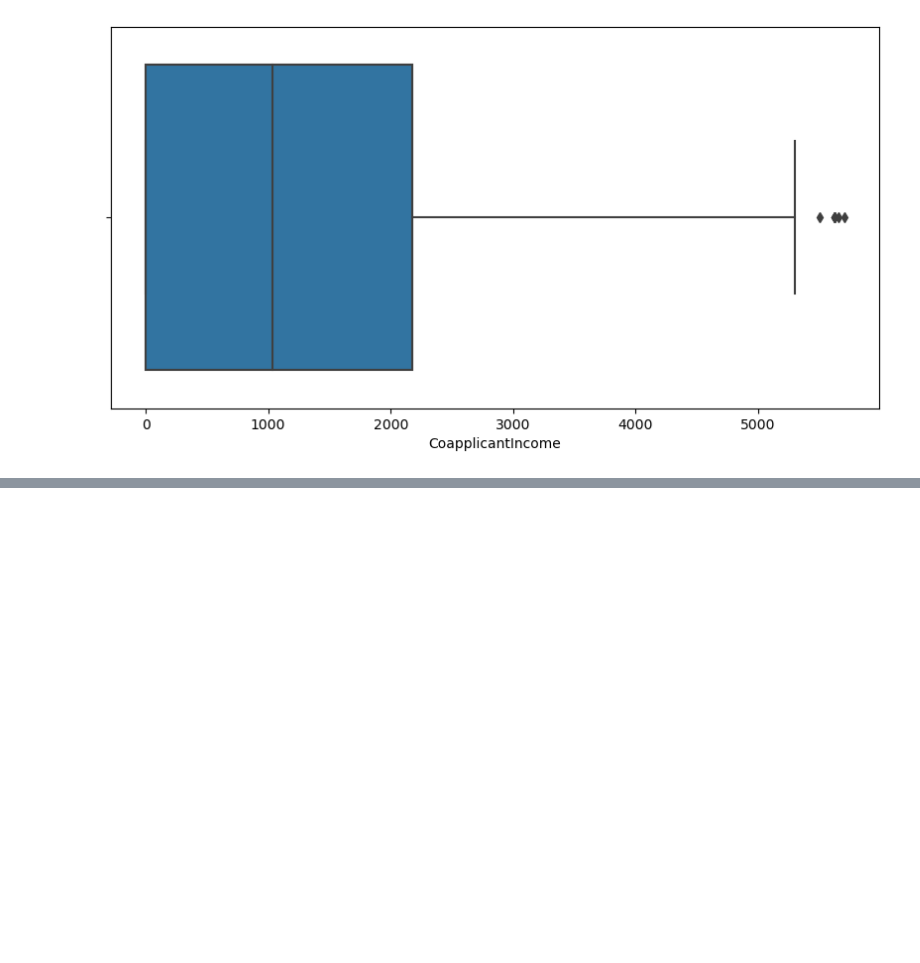
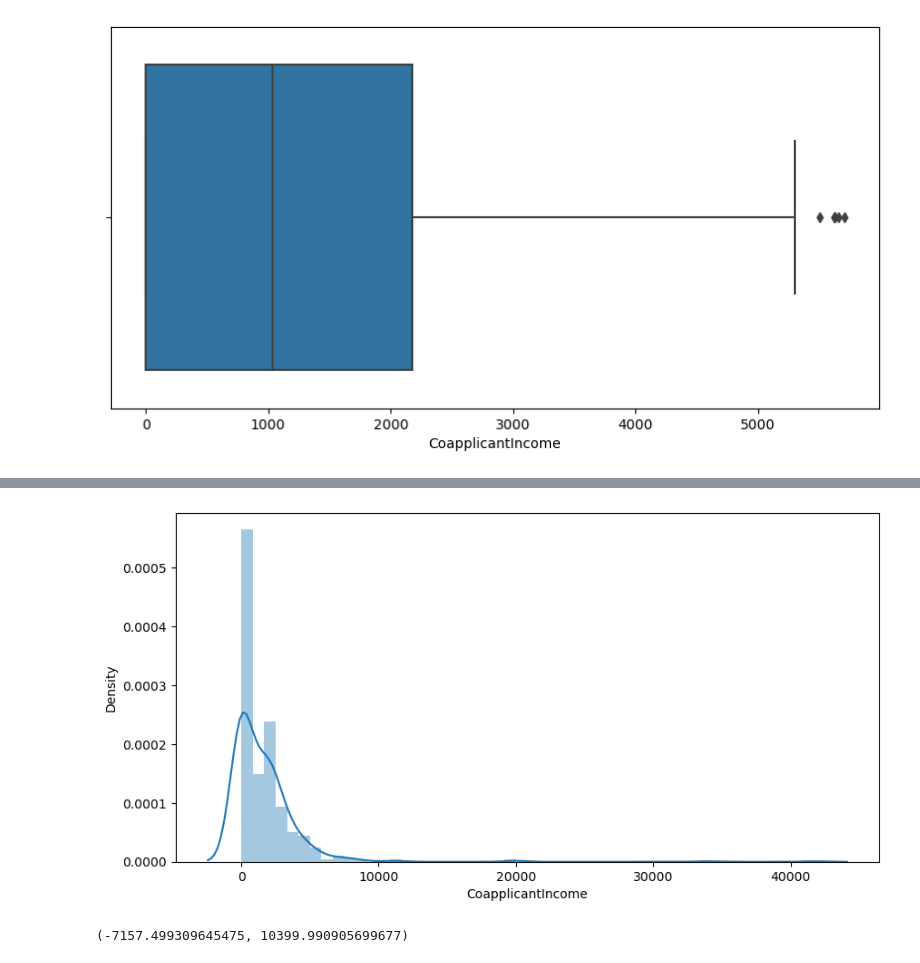
Before and after one commit to deepaknandeshwar17/Machine_Learning_practice, a Jupyter notebook: ml1.ipynb, the cells around one changed output, grey strips where cells are left out. Cells and saved outputs as stored; diff of their text form; code cells hidden in the pictures; blank space fills up the shorter version.

```diff
--- a/ml1.ipynb
+++ b/ml1.ipynb
@@ -497,0 +505,13 @@ plt.show()
+# %%
+plt.figure(figsize=(10,5))
+sns.distplot(loandata["CoapplicantIncome"])
+plt.show()
+# %% [output]
+[figure, added]
+# %%
+min_range = loandata["CoapplicantIncome"].mean() - (3 * loandata["CoapplicantIncome"].std())
+max_range = loandata["CoapplicantIncome"].mean() + (3 * loandata["CoapplicantIncome"].std())
+
+min_range, max_range
+# %% [output]
+(-7157.499309645475, 10399.990905699677)
```
Also changed, not shown: parts of 5 cells of this notebook.
